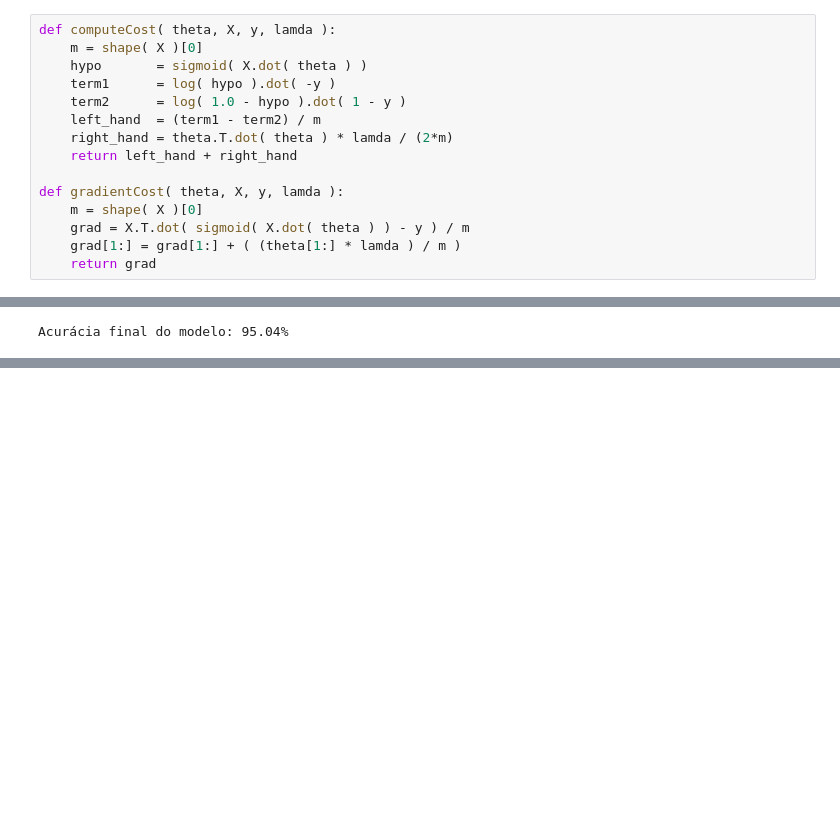
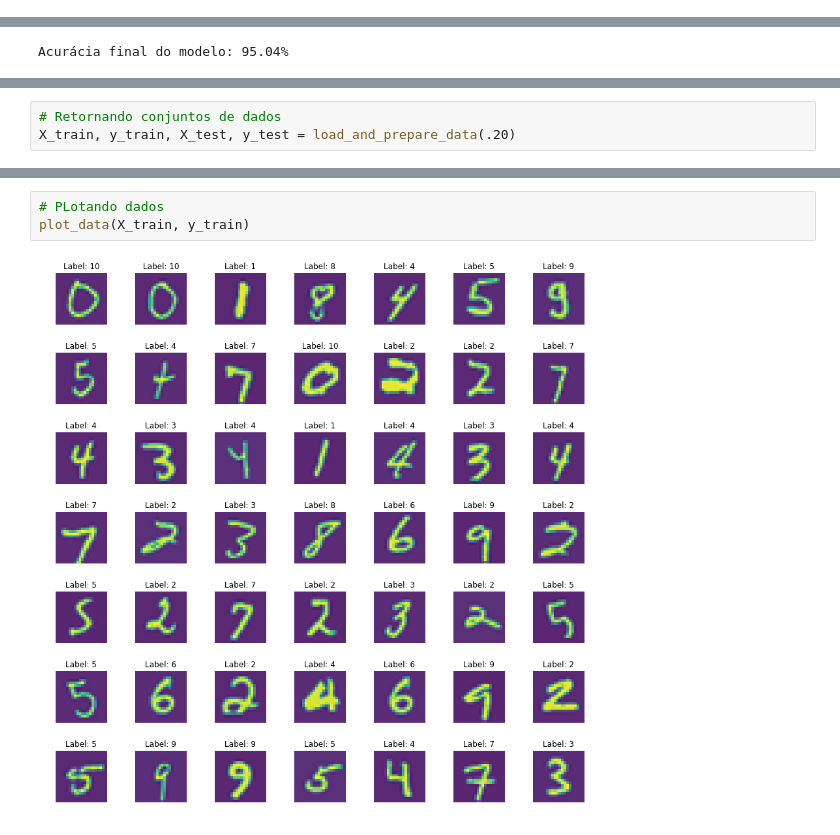
Before and after one commit to APILASTRI/coursera-stanford, a Jupyter notebook: machine-learning/exercises/machine-learning-ex3/ex3-python/ex3.1-python-complete.ipynb, the cells around one changed output, grey strips where cells are left out. Cells and saved outputs as stored; diff of their text form; blank space fills up the shorter version.

```diff
--- a/machine-learning/exercises/machine-learning-ex3/ex3-python/ex3.1-python-complete.ipynb
+++ b/machine-learning/exercises/machine-learning-ex3/ex3-python/ex3.1-python-complete.ipynb
@@ -618,18 +618,3 @@ t2 = np.log(1 - h).T.dot(1 - y)
 t2
 # %% [output]
 array([-782909.740442])
-# %%
-def computeCost( theta, X, y, lamda ):
-	m = shape( X )[0]
-	hypo 	   = sigmoid( X.dot( theta ) )
-	term1 	   = log( hypo ).dot( -y )
-	term2 	   = log( 1.0 - hypo ).dot( 1 - y )
-	left_hand  = (term1 - term2) / m
-	right_hand = theta.T.dot( theta ) * lamda / (2*m)
-	return left_hand + right_hand
-
-def gradientCost( theta, X, y, lamda ):
-	m = shape( X )[0]
-	grad = X.T.dot( sigmoid( X.dot( theta ) ) - y ) / m
-	grad[1:] = grad[1:] + ( (theta[1:] * lamda ) / m )
-	return grad
@@ -1101,0 +1266,3 @@ Acurácia final do modelo: 95.04%
+# %%
+# Retornando conjuntos de dados
+X_train, y_train, X_test, y_test = load_and_prepare_data(.20)
@@ -1101,0 +1285,5 @@ Acurácia final do modelo: 95.04%
+# %%
+# PLotando dados
+plot_data(X_train, y_train)
+# %% [output]
+[figure, added]
```
Also changed, not shown: parts of 9 cells of this notebook.
